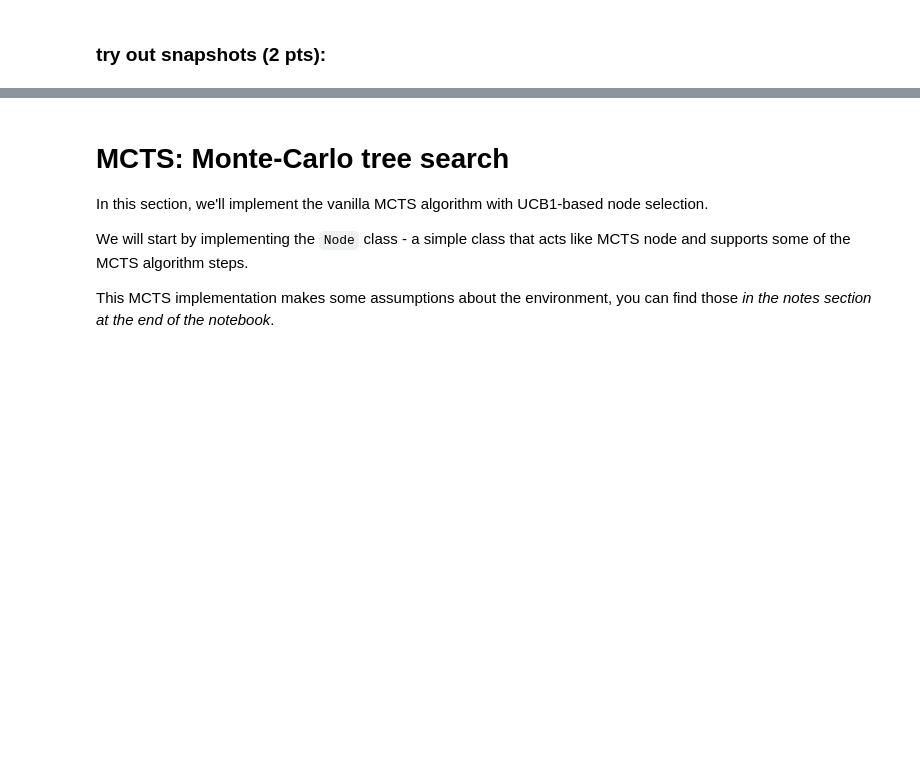
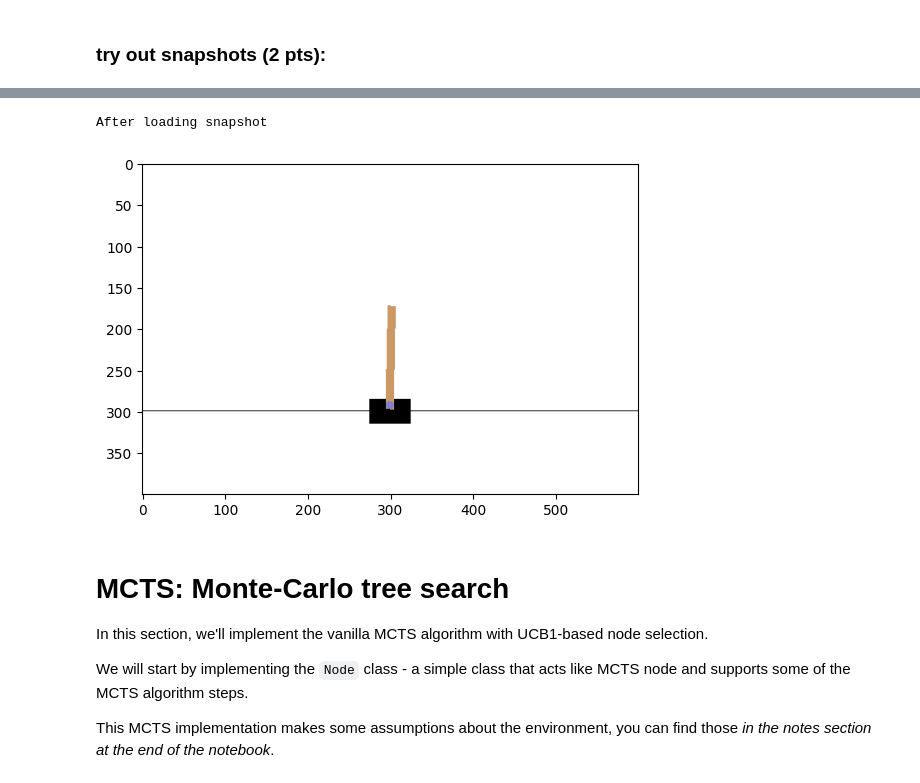
Before and after one commit to FynjyBath/MLhomework-Python-AESC, a Jupyter notebook: task5/task5_MCTS.ipynb, the cells around one changed output, grey strips where cells are left out. Drawn from its saved outputs; the diff is of its cells as text; code cells hidden in the pictures; blank space fills up the shorter version.

```diff
--- a/task5/task5_MCTS.ipynb
+++ b/task5/task5_MCTS.ipynb
@@ -112,9 +125,13 @@ plt.show()
 # %%
 #reload initial state from created first snapshot
+env.load_snapshot(snap0)
 
 print("\n\nAfter loading snapshot")
 plt.imshow(env.render('rgb_array'))
 plt.show()
+# %% [output]
+After loading snapshot
+[figure, added]
 # %%
 #get outcome (snapshot, observation, reward, is_done, info)
 res = env.get_result(snap0,env.action_space.sample())
```
Also changed, not shown: parts of 10 cells of this notebook, 1 other file.
